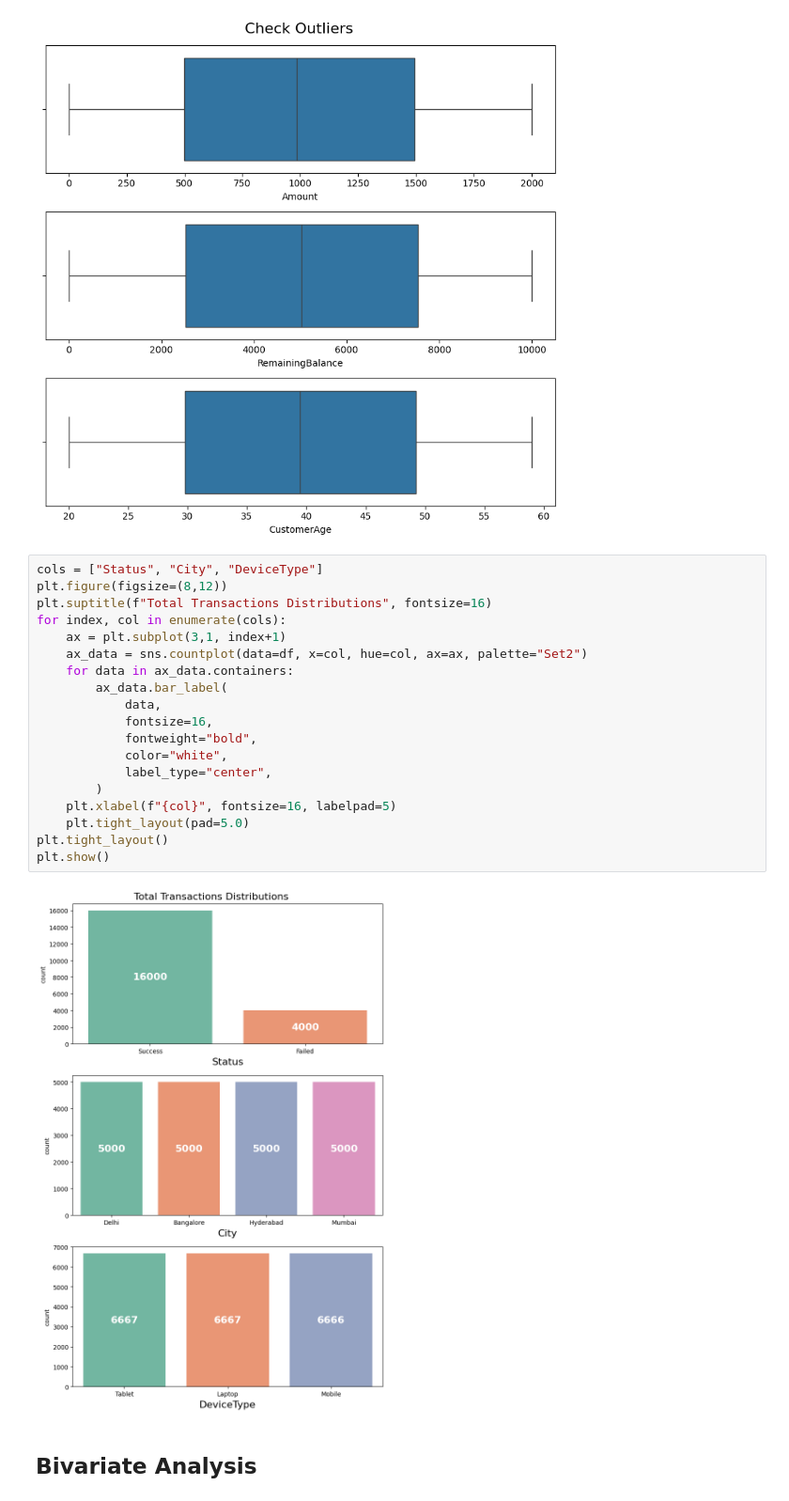
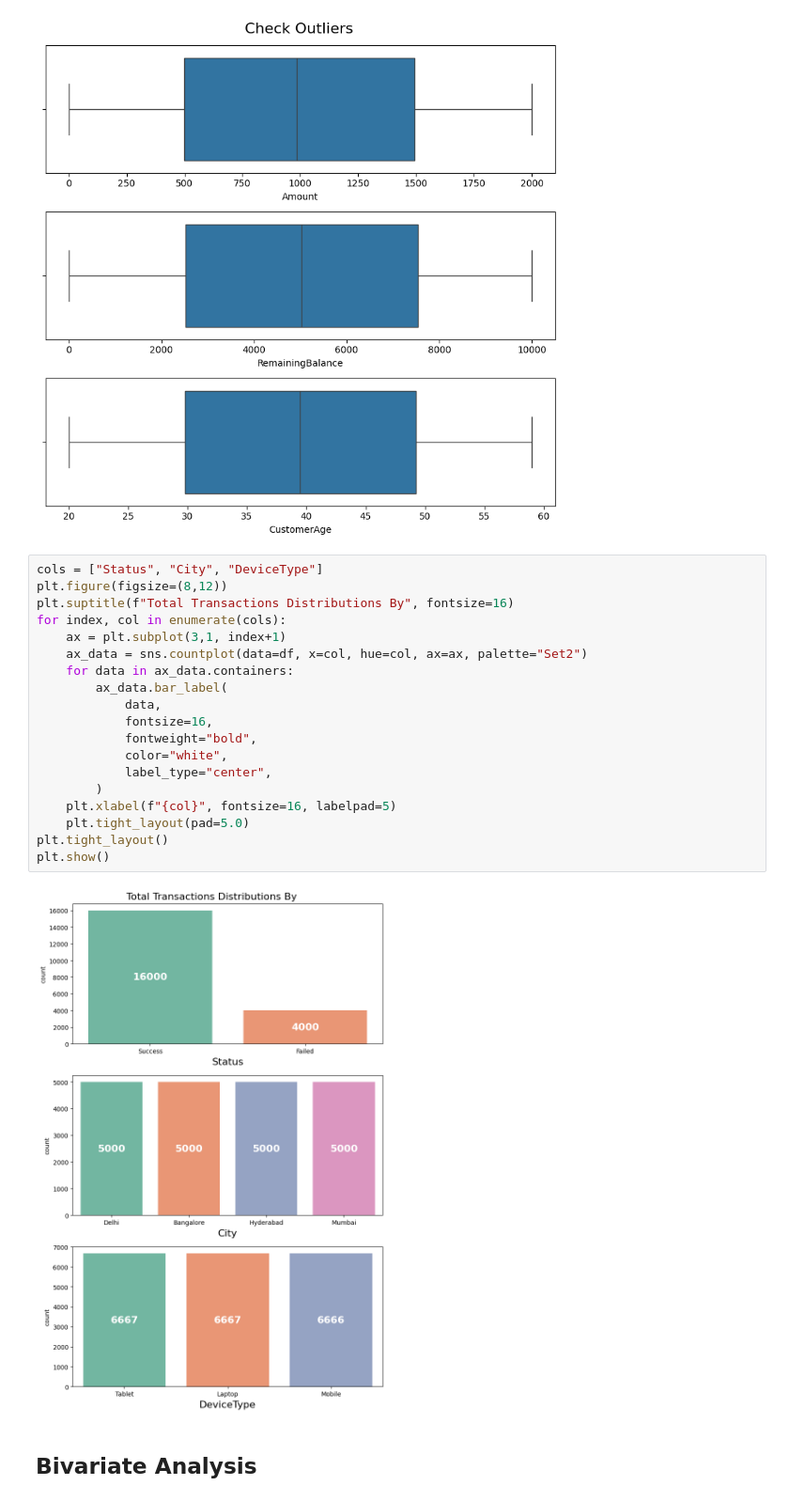
Before and after one commit to farzah14/UPI_Transactions, a Jupyter notebook: upi_transactions_analyst.ipynb, the cells around one changed output. Shown at 94% size. Drawn from its saved outputs; the diff is of its cells as text.

```diff
--- a/upi_transactions_analyst.ipynb
+++ b/upi_transactions_analyst.ipynb
@@ -114,24 +127,24 @@ plt.show()
 # %%
 cols = ["Status", "City", "DeviceType"]
 plt.figure(figsize=(8,12))
-plt.suptitle(f"Total Transactions Distributions", fontsize=16)
+plt.suptitle(f"Total Transactions Distributions By", fontsize=16)
 for index, col in enumerate(cols):
     ax = plt.subplot(3,1, index+1)
     ax_data = sns.countplot(data=df, x=col, hue=col, ax=ax, palette="Set2")
     for data in ax_data.containers:
         ax_data.bar_label(
             data,
             fontsize=16,
             fontweight="bold",
             color="white",
             label_type="center",
         )
     plt.xlabel(f"{col}", fontsize=16, labelpad=5)
     plt.tight_layout(pad=5.0)
 plt.tight_layout()
 plt.show()
 # %% [output]
-[figure, old version]
+[figure, new version]
 # %% [markdown]
 ## Bivariate Analysis
 # %%
```
Also changed, not shown: parts of 14 cells of this notebook, 1 other file.
